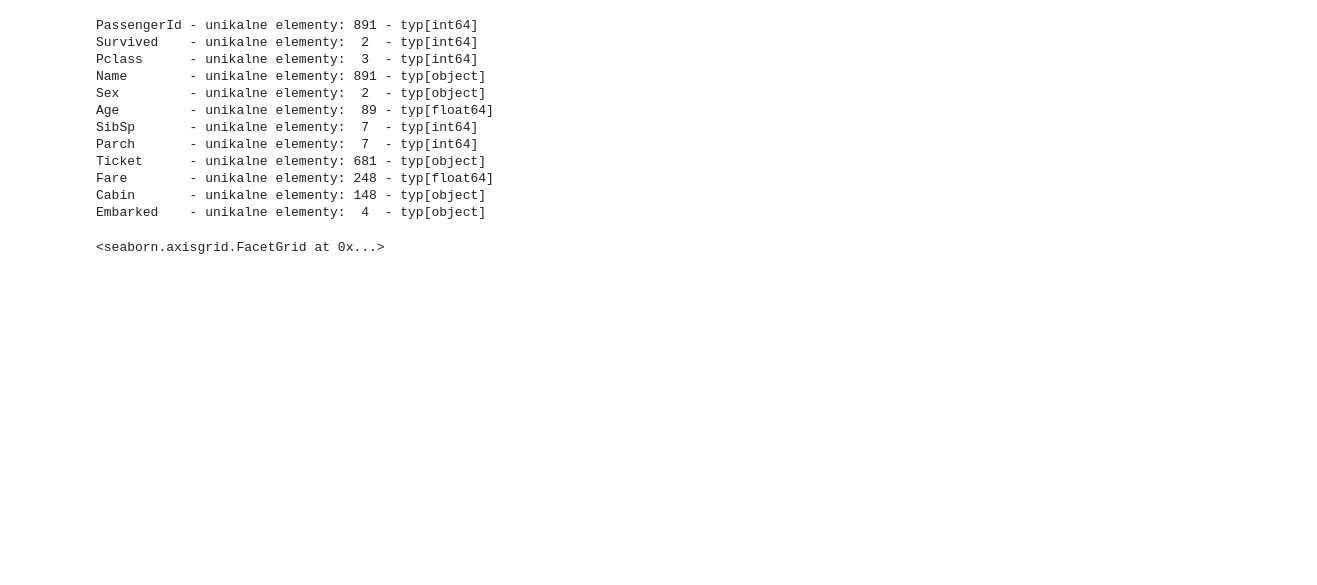
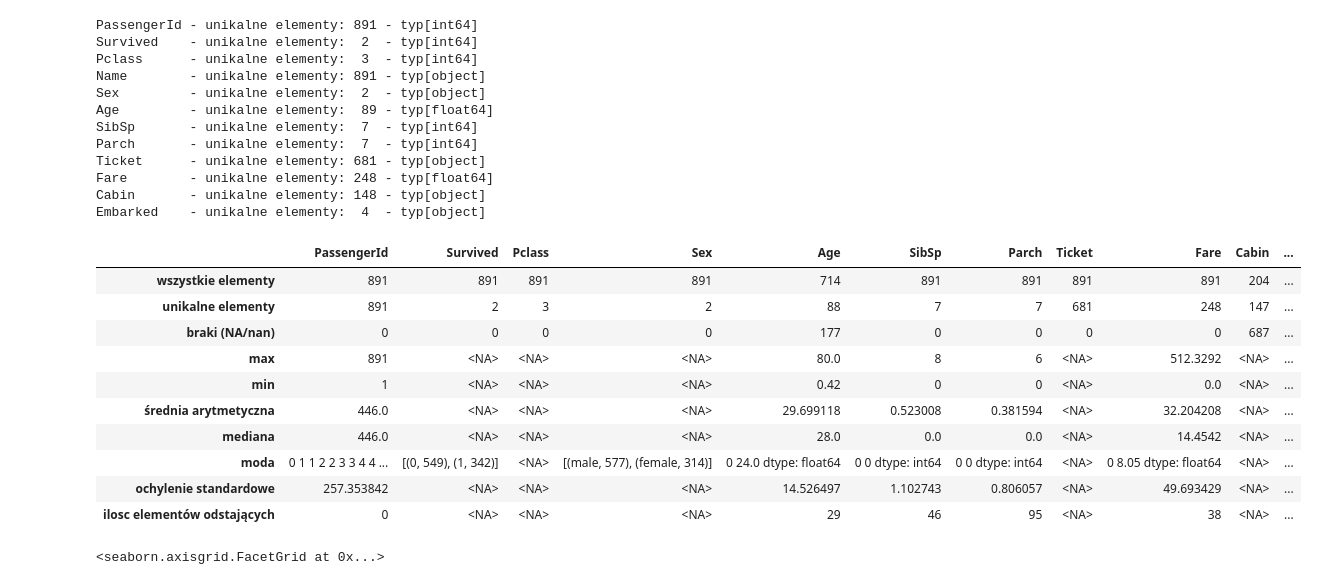
Before and after one commit to ninj4i/DSiUM, a Jupyter notebook: DSiUM.ipynb, the cells around one changed output. Drawn from its saved outputs; the diff is of its cells as text; code cells hidden in the pictures; blank space fills up the shorter version.

```diff
--- a/DSiUM.ipynb
+++ b/DSiUM.ipynb
@@ -70,6 +71,22 @@ def opisz_dane (df: pd.DataFrame) -> pd.DataFrame:
 
 #    print(pd.DataFrame(serie, index = wiersze))
     return pd.DataFrame(serie, index = wiersze)
+# %%
+df = df.astype({'Survived' : 'category', 'Pclass' : 'category'})
+df = df.drop(columns= 'Name')
+opisz_dane(df)
+# %% [output]
+|  | PassengerId | Survived | Pclass | Sex | Age | SibSp | Parch | Ticket | Fare | Cabin | ... |
+| wszystkie elementy | 891 | 891 | 891 | 891 | 714 | 891 | 891 | 891 | 891 | 204 | ... |
+| unikalne elementy | 891 | 2 | 3 | 2 | 88 | 7 | 7 | 681 | 248 | 147 | ... |
+| braki (NA/nan) | 0 | 0 | 0 | 0 | 177 | 0 | 0 | 0 | 0 | 687 | ... |
+| max | 891 | <NA> | <NA> | <NA> | 80.0 | 8 | 6 | <NA> | 512.3292 | <NA> | ... |
+| min | 1 | <NA> | <NA> | <NA> | 0.42 | 0 | 0 | <NA> | 0.0 | <NA> | ... |
+| średnia arytmetyczna | 446.0 | <NA> | <NA> | <NA> | 29.699118 | 0.523008 | 0.381594 | <NA> | 32.204208 | <NA> | ... |
+| mediana | 446.0 | <NA> | <NA> | <NA> | 28.0 | 0.0 | 0.0 | <NA> | 14.4542 | <NA> | ... |
+| moda | 0 1 1 2 2 3 3 4 4 ... | [(0, 549), (1, 342)] | <NA> | [(male, 577), (female, 314)] | 0 24.0 dtype: float64 | 0 0 dtype: int64 | 0 0 dtype: int64 | <NA> | 0 8.05 dtype: float64 | <NA> | ... |
+| ochylenie standardowe | 257.353842 | <NA> | <NA> | <NA> | 14.526497 | 1.102743 | 0.806057 | <NA> | 49.693429 | <NA> | ... |
+| ilosc elementów odstających | 0 | <NA> | <NA> | <NA> | 29 | 46 | 95 | <NA> | 38 | <NA> | ... |
 # %%
 sijatka = sns.FacetGrid(df,col = 'Sex', row = 'Embarked',hue = 'Survived',)
 sijatka.map_dataframe(sns.histplot, x = 'Fare', multiple = 'layer', alpha = 0.5, )
```
Also changed, not shown: parts of 2 cells of this notebook.
